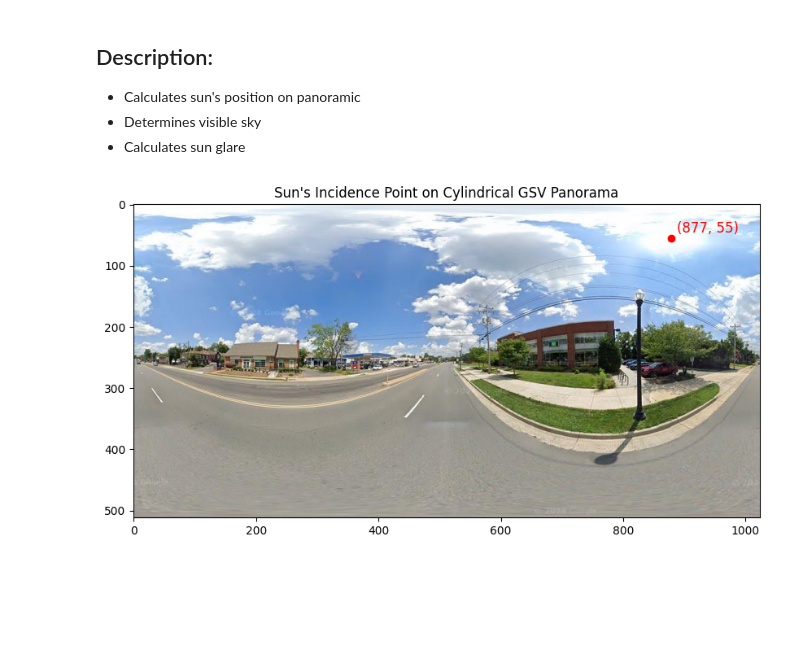
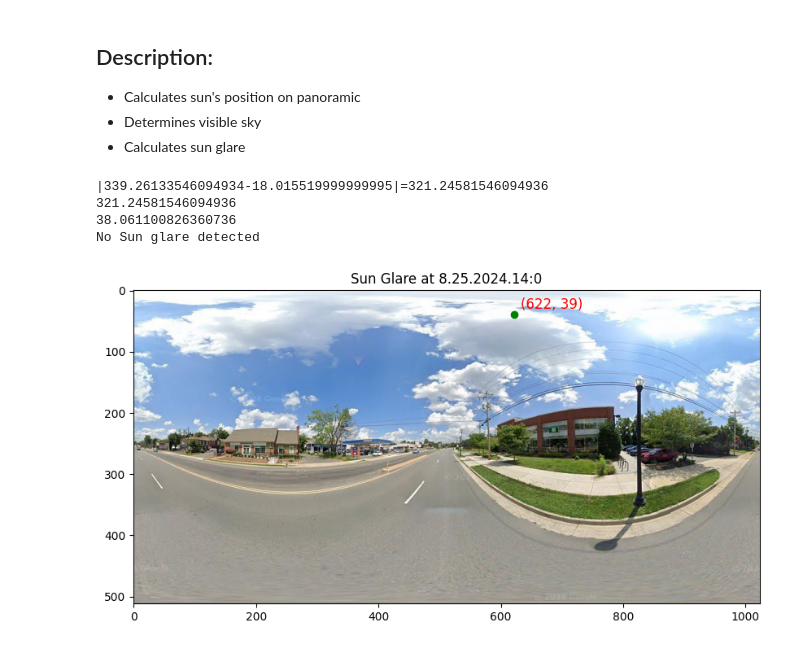
Before and after one commit to JaredBWal/SunGlareResearch, a Jupyter notebook: SunGlareDetection.ipynb, the cells around one changed output. Drawn from its saved outputs; the diff is of its cells as text; code cells hidden in the pictures; blank space fills up the shorter version.

```diff
--- a/SunGlareDetection.ipynb
+++ b/SunGlareDetection.ipynb
@@ -11,14 +11,14 @@ from datetime import datetime, timezone
 from PIL import Image
 import math
 
-def plot_dot_on_image(img_path, xc, yc):
+def plot_dot_on_image(img_path, xc, yc, color='red', title="Sun's Incidence Point on Cylindrical GSV Panorama"):
 
     with Image.open(img_path) as img:
         plt.figure(figsize=(10, 5))
         plt.imshow(img)
-        plt.scatter(xc, yc, color='red', label="Sun's Incidence Point")
+        plt.scatter(xc, yc, color=color, label="Sun's Incidence Point")
         plt.text(xc + 10, yc - 10, f"({int(xc)}, {int(yc)})", color='red', fontsize=12)
-        plt.title("Sun's Incidence Point on Cylindrical GSV Panorama")
+        plt.title(title)
         plt.show()
 
 def get_image_width_height(img_path):
@@ -58,40 +58,73 @@ def get_sun_position_on_panoramic_with_heading_date_slope(pan_img_path, lat, lon
     return sun_x, sun_y
 # %%
 from datetime import datetime, timedelta, timezone
-
+import math
 
 def determine_sun_position(panoramic_path, lat, long, date, heading, tilt):
 
     # calculate the sun position for the given time
     xc, yc = get_sun_position_on_panoramic_with_heading_date_slope(panoramic_path, lat, long, heading, date=date, driveway_slope=tilt)
 
     wc, hc = get_image_width_height(panoramic_path)
 
     # wrap the x-coordinate around the panoramic width
     xc = xc % wc
 
     #plot it
-    plot_dot_on_image(panoramic_path, xc, yc)
+    # plot_dot_on_image(panoramic_path, xc, yc)
 
     return xc, yc
 
 
 
 
 
 def main():
     # note the date is in UTC
-    date = datetime(2024, 10, 25, 18, 0, 0, tzinfo=timezone.utc)
+    date = datetime(2024, 8, 25, 14, 0, 0, tzinfo=timezone.utc)
 
     # Note: we get this from api metadata calls (but just hardcoded for now)
     lat, long = (38.8959185,-77.139306)
-    heading = 18.015519999999995 # Note: anticlockwise from east
+    heading = 18.015519999999995# Note: anticlockwise from east
     tilt = 1.0010999999999939
 
-    determine_sun_position("data\panoramic_imgs\IqwvIQfrbsnwcjSrtfNDCA.jpg", lat, long, date, heading, tilt)
+    panoramic_file = "data\panoramic_imgs\IqwvIQfrbsnwcjSrtfNDCA.jpg"
+
+    # get sun position on panoramic image
+    sun_x, sun_y = determine_sun_position(panoramic_file, lat, long, date, heading, tilt)
+
+    altitude, azimuth = get_sun_position_east(lat, long, date)
+    actual_heading = heading# heading of panorama may be different from actual heading of the driveway (ex: backroads with 1 lane but 2 directions)
+    # check if angle would cause sun glare (h_glare and v_glare are lower than 25 deg.)
+    print(f"|{azimuth}-{actual_heading}|={abs(azimuth - actual_heading)}")
+    h_glare = abs(azimuth - actual_heading)
+    print(h_glare)
+    v_glare = abs(altitude - tilt)
+    print(v_glare)
+
+
+
+    if (h_glare < 25) and (v_glare < 25):
+        print("Sun glare detected")
+        plot_dot_on_image(panoramic_file, sun_x, sun_y, color='red', title=f"Sun Glare at {date.month}.{date.day}.{date.year}.{date.hour}:{date.minute}")
+    else:
+        print("No Sun glare detected")
+        plot_dot_on_image(panoramic_file, sun_x, sun_y, color='green',title=f"Sun Glare at {date.month}.{date.day}.{date.year}.{date.hour}:{date.minute}")
+    # if yes:
+
+    # get segmentation map of the panoramic image
+
+    # check if the sun touches the sky
+
+
+
 
 
 
 main()
 # %% [output]
+|339.26133546094934-18.015519999999995|=321.24581546094936
+321.24581546094936
+38.061100826360736
+No Sun glare detected
-[figure, old version]
+[figure, new version]
```
Also changed, not shown: 1 other file.
